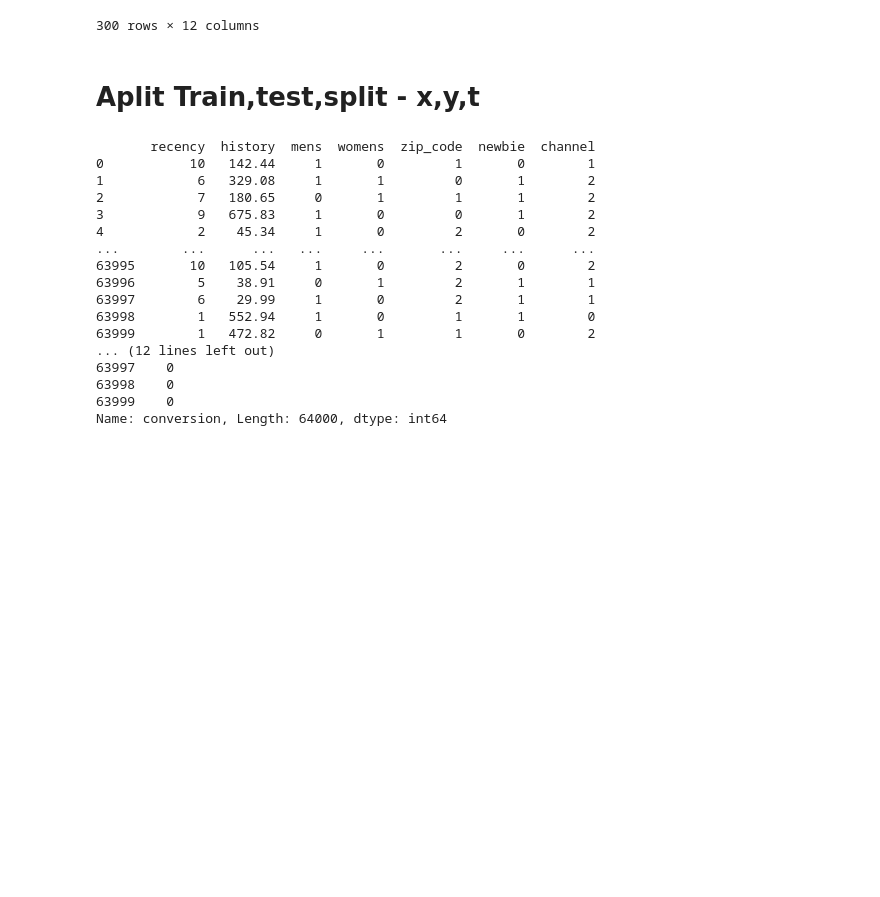
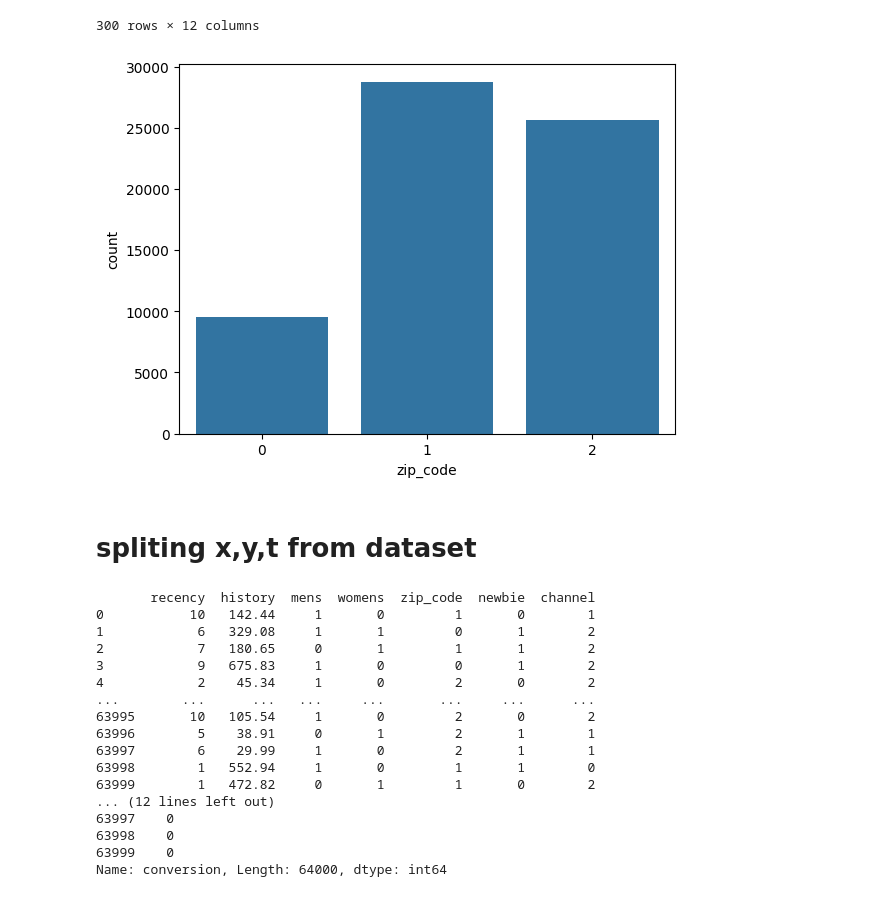
Before and after one commit to ultriti/Dynamic-Pricing-via-Double-Machine-Learning, a Jupyter notebook: backend/training/EDA.ipynb, the cells around one changed output. Saved outputs shown, nothing was run; the diff lists cells and outputs as text; code cells hidden in the pictures; blank space fills up the shorter version.

Commit message:
data preprocessing, EDA , DAG Logic

```diff
--- a/backend/training/EDA.ipynb
+++ b/backend/training/EDA.ipynb
@@ -112,8 +128,13 @@ le = LabelEncoder()
 
 dataset["zip_code"] = le.fit_transform(dataset["zip_code"])
 dataset["channel"] = le.fit_transform(dataset["channel"])
+# %%
+sns.countplot(data=dataset,x="zip_code")
+plt.show()
+# %% [output]
+[figure, added]
 # %% [markdown]
-# Aplit Train,test,split - x,y,t
+# spliting x,y,t from dataset
 # %%
 X = dataset[
     [
```
Also changed, not shown: parts of 19 cells of this notebook, 1 other file.
